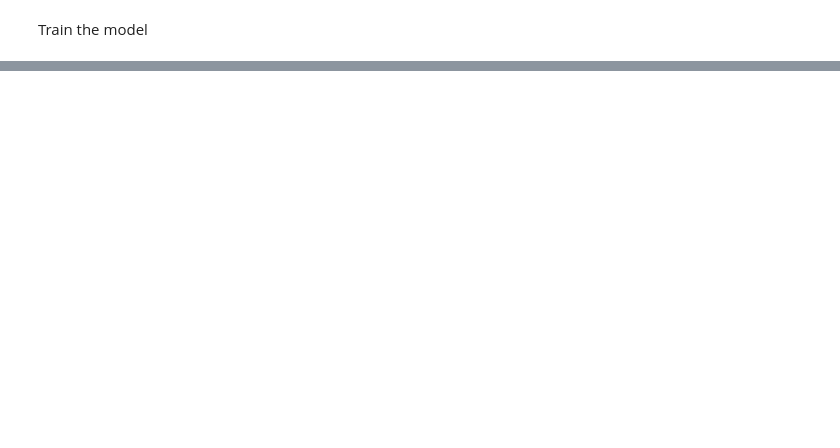
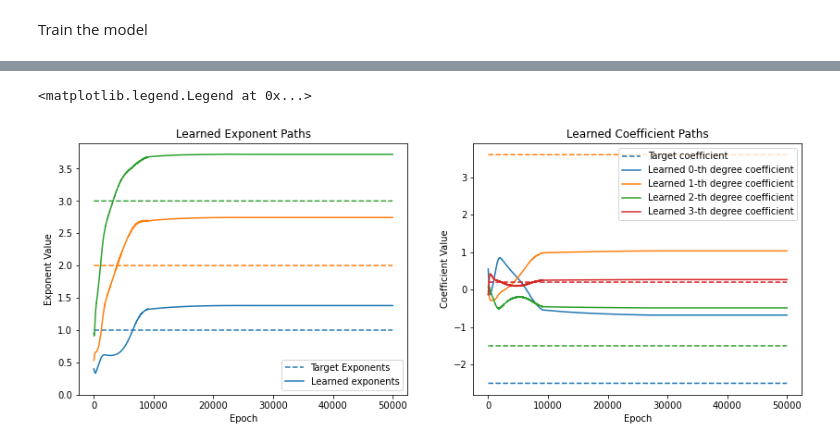
Before and after one commit to maruoss/polynomial-feature-learning, a Jupyter notebook: Sven/Convergence.ipynb, the cells around one changed output, grey strips where cells are left out. Drawn from its saved outputs; the diff is of its cells as text; code cells hidden in the pictures; blank space fills up the shorter version.

```diff
--- a/Sven/Convergence.ipynb
+++ b/Sven/Convergence.ipynb
@@ -174,3 +203,50 @@ plt.legend()
+# %%
+# Condense paths into arrays
+exponent_path = np.stack(exponent_path)[:,:,0]
+coefficient_path = np.stack(coefficient_path)[:,0,:]
+bias_path = np.stack(bias_path)
+
+# Sort from lowest to largest exponent
+ind = np.argsort(exponent_path[-1])
+exponent_path = exponent_path[:, ind]
+coefficient_path = coefficient_path[:, ind]
+coefficient_path = np.hstack([bias_path, coefficient_path])  # bias matches the oi-th degree coefficient
+# %%
+# Prepare for plotting
+fig, ax = plt.subplots(1, 2, figsize = (14, 5))
+prop_cycle = plt.rcParams['axes.prop_cycle']
+colors = prop_cycle.by_key()['color']
+
+# Plot the exponents path
+for i, path in enumerate(exponent_path.T):
+    label = "Target Exponents" if i == 0 else None
+    ax[0].plot(np.full(epochs+1, i+1), label=label, c=colors[i], ls="--")
+    label = "Learned exponents" if i == 0 else None
+    ax[0].plot(path, label=label, c=colors[i])
+
+plot_bottom = ax[0].get_ylim()[0]
+if plot_bottom > 0:
+    ax[0].set_ylim(0)
+
+ax[0].set_title("Learned Exponent Paths")
+ax[0].set_xlabel("Epoch")
+ax[0].set_ylabel("Exponent Value")
+ax[0].legend()
+
+# Plot the coefficient paths
+for degree, (coefficient, path) in enumerate(zip(coefficients[::-1], coefficient_path.T)):
+    label = "Target coefficient" if degree == 0 else None
+    ax[1].plot(np.full(epochs+1, coefficient), label=label, c=colors[degree], ls="--")
+    label = f"Learned {degree}-th degree coefficient"
+    ax[1].plot(path, label=label, c=colors[degree])
+
+ax[1].set_title("Learned Coefficient Paths")
+ax[1].set_xlabel("Epoch")
+ax[1].set_ylabel("Coefficient Value")
+ax[1].legend()
+# %% [output]
+<matplotlib.legend.Legend at 0x...>
+[figure, added]
 # %%
 train_x = training_data[:][0]
 test_x = test_data[:][0] * 2 - 1
```
Also changed, not shown: parts of 13 cells of this notebook.
